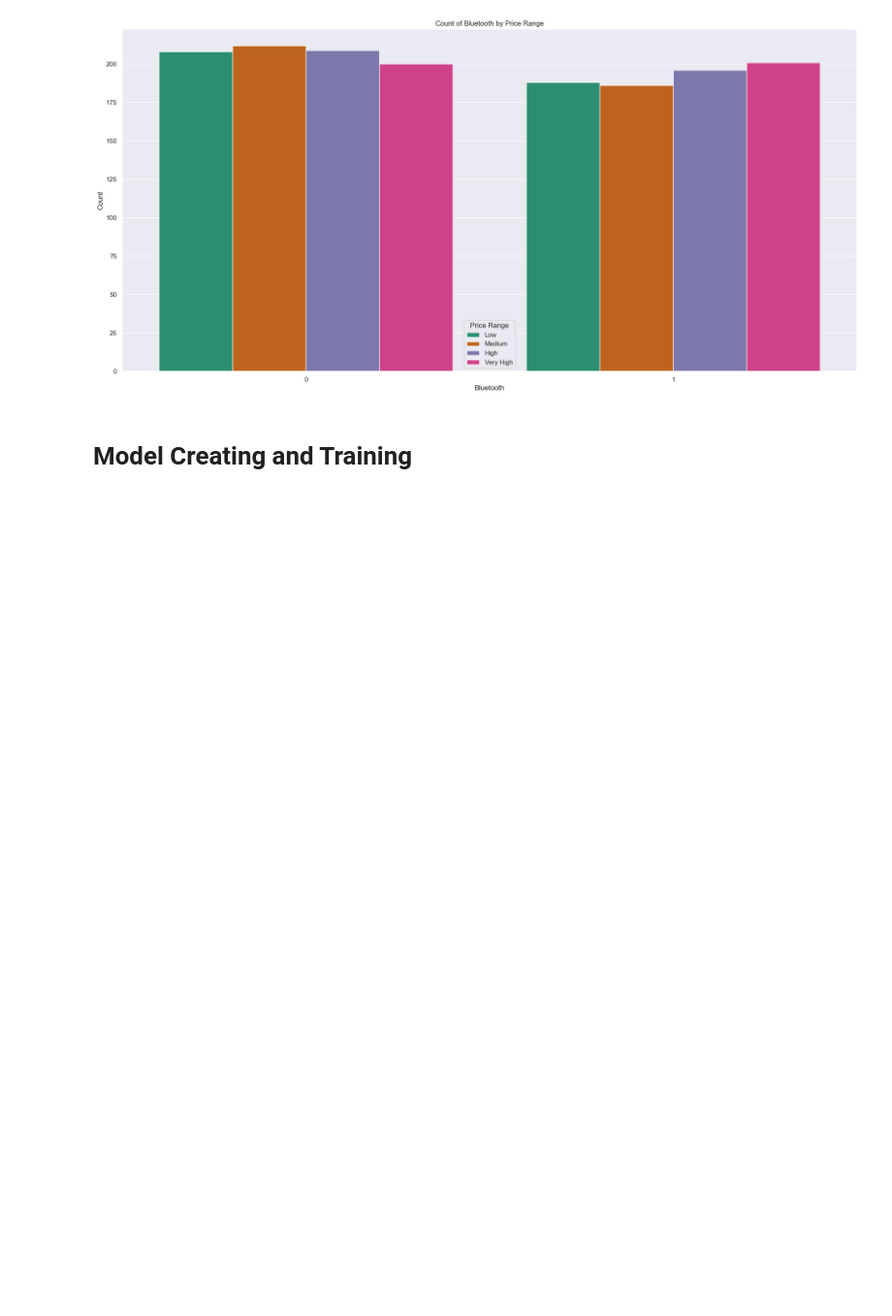
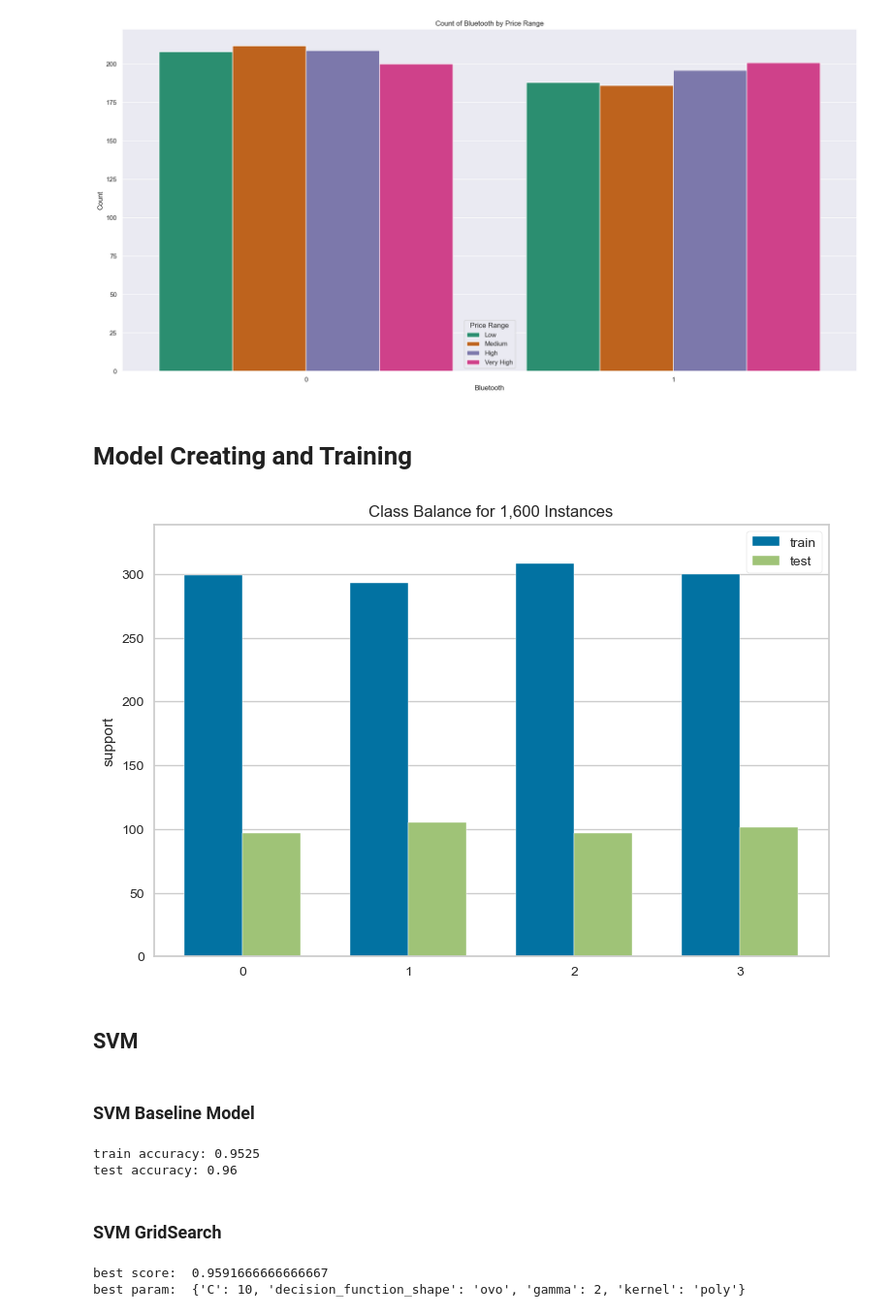
Before and after one commit to EpsilonZYJ/IntroductionToAI, a Jupyter notebook: MobilePrice2.ipynb, the cells around one changed output. Shown at 97% size. Saved outputs shown, nothing was run; the diff lists cells and outputs as text; code cells hidden in the pictures; blank space fills up the shorter version.

Commit message:
Build and train the model of SVM, Random Forest, XGBoost

```diff
--- a/MobilePrice2.ipynb
+++ b/MobilePrice2.ipynb
@@ -468,3 +468,31 @@ plt.show()
 [figure]
 # %% [markdown]
 # Model Creating and Training
+# %%
+y = data["price_range"].values
+x_data=data.drop(["price_range"],axis=1)
+x = (x_data-np.min(x_data))/(np.max(x_data)-np.min(x_data))
+from sklearn.model_selection import train_test_split
+x_train, x_test, y_train, y_test = train_test_split(x,y,test_size = 0.25,random_state=42)
+# %%
+from yellowbrick.target import ClassBalance
+visualizer = ClassBalance(labels=[0, 1, 2, 3])
+visualizer.fit(y_train, y_test)
+visualizer.poof();
+# %% [output]
+[figure, added]
+# %% [markdown]
+## SVM
+# %% [markdown]
+### SVM Baseline Model
+# %%
+from sklearn.svm import SVC
+svm=SVC(random_state=42)
+svm.fit(x_train,y_train)
+print("train accuracy:",svm.score(x_train,y_train))
+print("test accuracy:",svm.score(x_test,y_test))
+# %% [output]
+train accuracy: 0.9525
+test accuracy: 0.96
+# %% [markdown]
+### SVM GridSearch
@@ -470,0 +506,9 @@ plt.show()
+# %%
+svm=SVC(random_state=42)
+grid_svm=GridSearchCV(estimator=svm,cv=5,param_grid=dict(kernel=kernel,C=C, gamma=gamma, decision_function_shape=decision_function_shape))
+grid_svm.fit(x_train,y_train)
+print("best score: ", grid_svm.best_score_)
+print("best param: ", grid_svm.best_params_)
+# %% [output]
+best score:  0.9591666666666667
+best param:  {'C': 10, 'decision_function_shape': 'ovo', 'gamma': 2, 'kernel': 'poly'}
```
Also changed, not shown: parts of 34 cells of this notebook.
